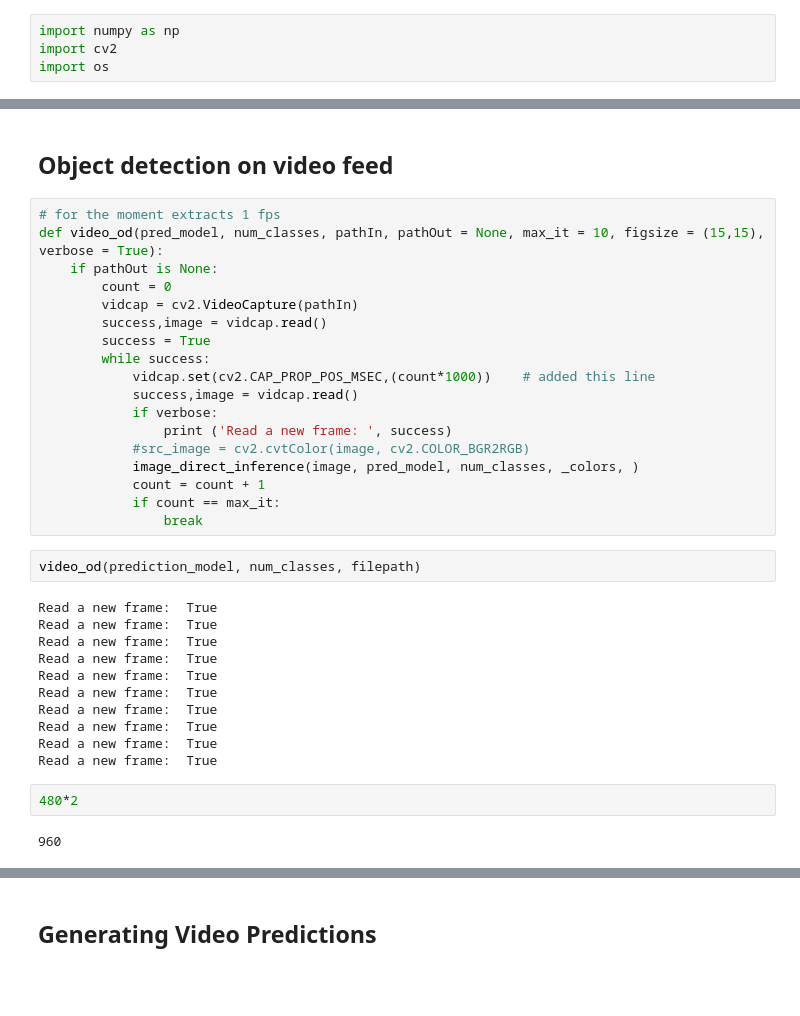
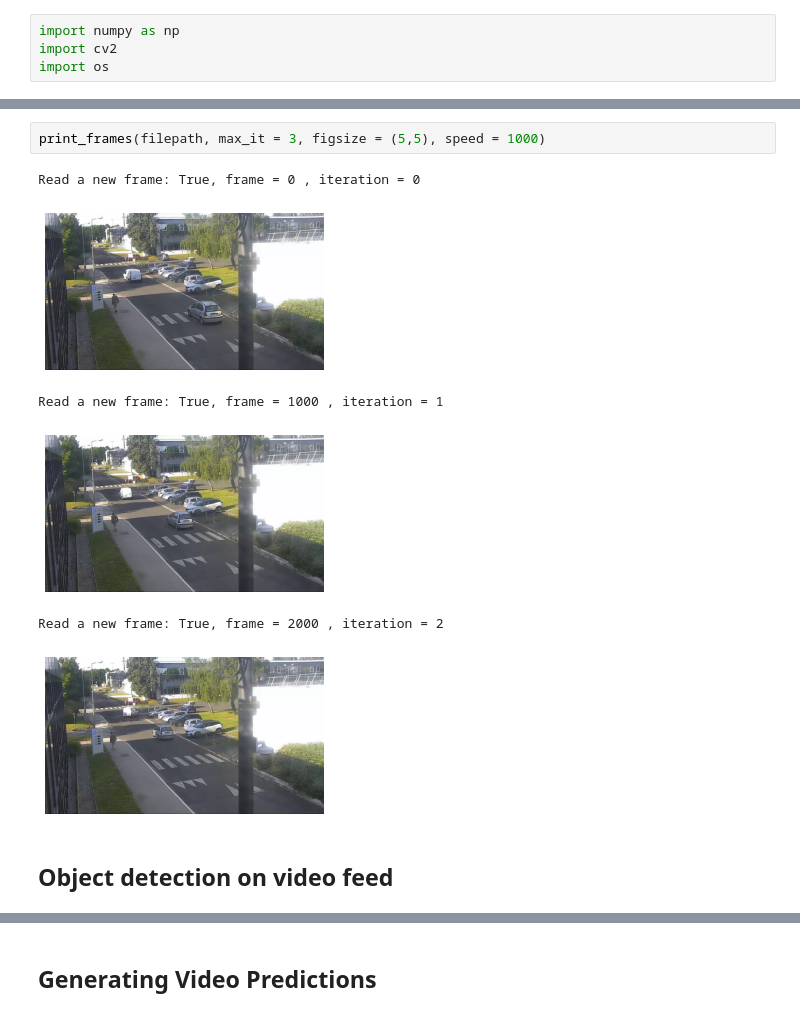
Before and after one commit to brenoskuk/BinaryCenterNet, a Jupyter notebook: video-inference.ipynb, the cells around one changed output, grey strips where cells are left out. Cells and saved outputs as stored; diff of their text form; blank space fills up the shorter version.

Commit message:
video notebook improved

```diff
--- a/video-inference.ipynb
+++ b/video-inference.ipynb
@@ -440,37 +469,11 @@ Read a new frame:  True
+# %%
+print_frames(filepath, max_it = 3, figsize = (5,5), speed = 1000)
+# %% [output]
+Read a new frame: True, frame = 0 , iteration = 0
+[figure, added]
+Read a new frame: True, frame = 1000 , iteration = 1
+[figure, added]
+Read a new frame: True, frame = 2000 , iteration = 2
+[figure, added]
 # %% [markdown]
 ## Object detection on video feed
-# %%
-# for the moment extracts 1 fps
-def video_od(pred_model, num_classes, pathIn, pathOut = None, max_it = 10, figsize = (15,15), verbose = True):
-    if pathOut is None:
-        count = 0
-        vidcap = cv2.VideoCapture(pathIn)
-        success,image = vidcap.read()
-        success = True
-        while success:
-            vidcap.set(cv2.CAP_PROP_POS_MSEC,(count*1000))    # added this line
-            success,image = vidcap.read()
-            if verbose:
-                print ('Read a new frame: ', success)
-            #src_image = cv2.cvtColor(image, cv2.COLOR_BGR2RGB)
-            image_direct_inference(image, pred_model, num_classes, _colors, )
-            count = count + 1
-            if count == max_it:
-                break
-# %%
-video_od(prediction_model, num_classes, filepath)
-# %% [output]
-Read a new frame:  True
-Read a new frame:  True
-Read a new frame:  True
-Read a new frame:  True
-Read a new frame:  True
-Read a new frame:  True
-Read a new frame:  True
-Read a new frame:  True
-Read a new frame:  True
-Read a new frame:  True
-# %%
-480*2
-# %% [output]
-960
```
Also changed, not shown: parts of 28 cells of this notebook.
